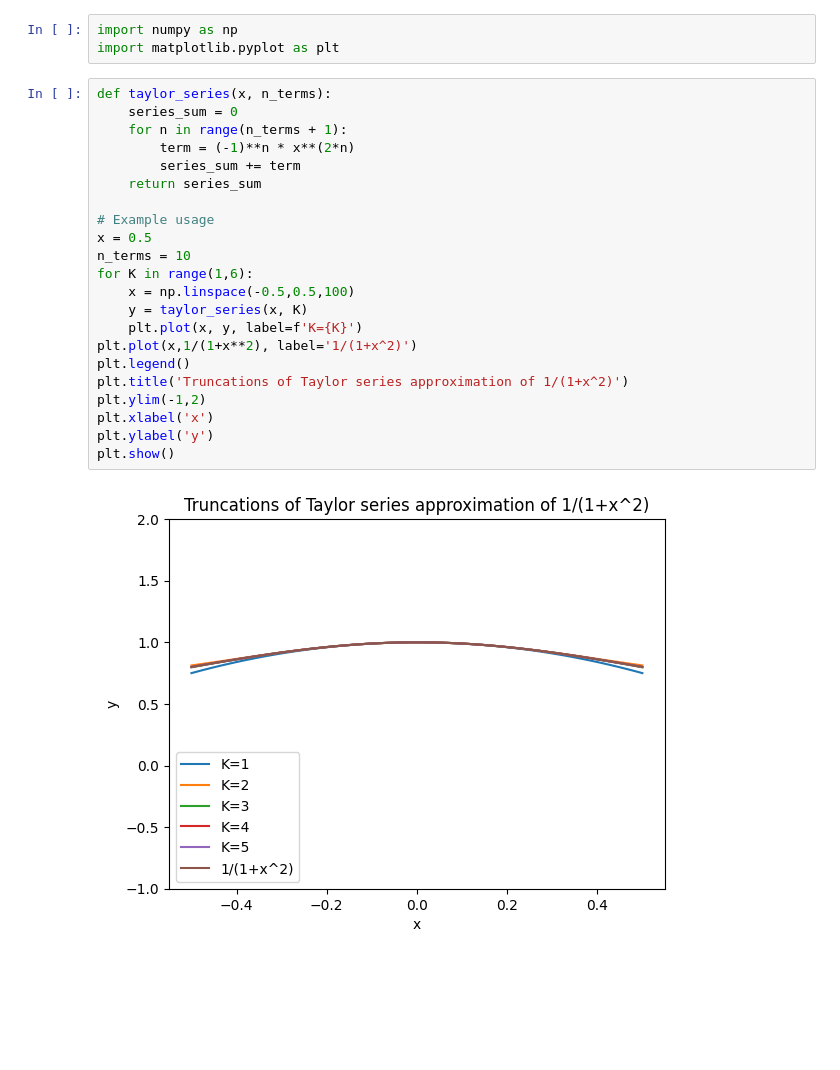
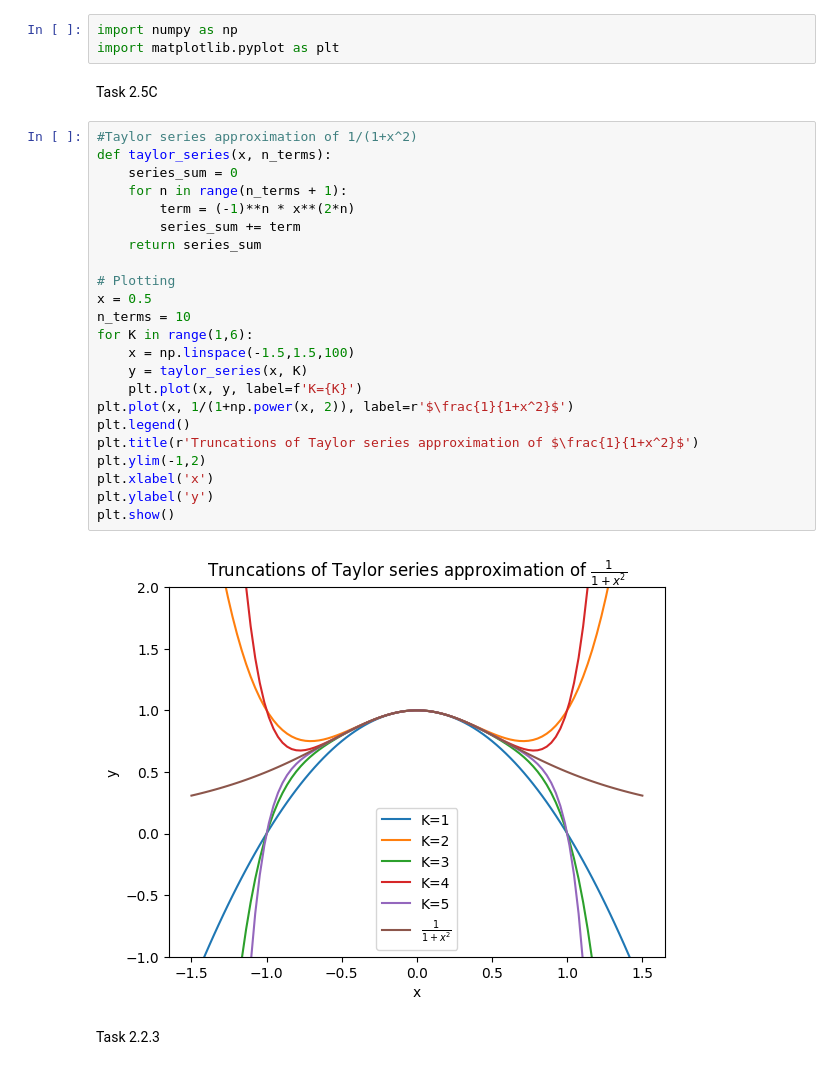
Before and after one commit to luluhoney/CWB, a Jupyter notebook: group notebook.ipynb, the cells around one changed output. Drawn from its saved outputs; the diff is of its cells as text; blank space fills up the shorter version.

```diff
--- a/group notebook.ipynb
+++ b/group notebook.ipynb
@@ -1,28 +1,33 @@
 # %%
 import numpy as np
 import matplotlib.pyplot as plt
+# %% [markdown]
+Task 2.5C
 # %%
+#Taylor series approximation of 1/(1+x^2)
 def taylor_series(x, n_terms):
     series_sum = 0
     for n in range(n_terms + 1):
         term = (-1)**n * x**(2*n)
         series_sum += term
     return series_sum
 
-# Example usage
+# Plotting
 x = 0.5
 n_terms = 10
 for K in range(1,6):
-    x = np.linspace(-0.5,0.5,100)
+    x = np.linspace(-1.5,1.5,100)
     y = taylor_series(x, K)
     plt.plot(x, y, label=f'K={K}')
-plt.plot(x,1/(1+x**2), label='1/(1+x^2)')
+plt.plot(x, 1/(1+np.power(x, 2)), label=r'$\frac{1}{1+x^2}$')
 plt.legend()
-plt.title('Truncations of Taylor series approximation of 1/(1+x^2)')
+plt.title(r'Truncations of Taylor series approximation of $\frac{1}{1+x^2}$')
 plt.ylim(-1,2)
 plt.xlabel('x')
 plt.ylabel('y')
 plt.show()
 # %% [output]
-[figure, old version]
+[figure, new version]
+# %% [markdown]
+Task 2.2.3
 # %%
```
Also changed, not shown: parts of 1 cell of this notebook.
